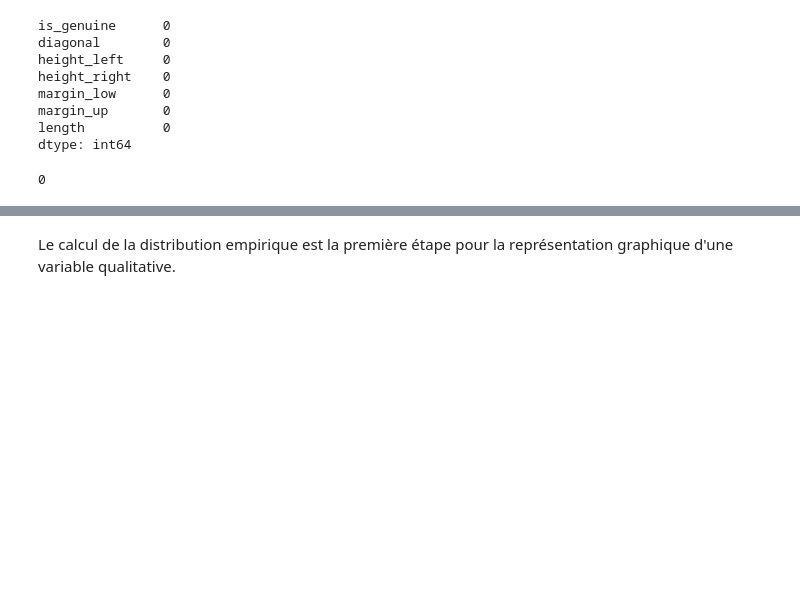
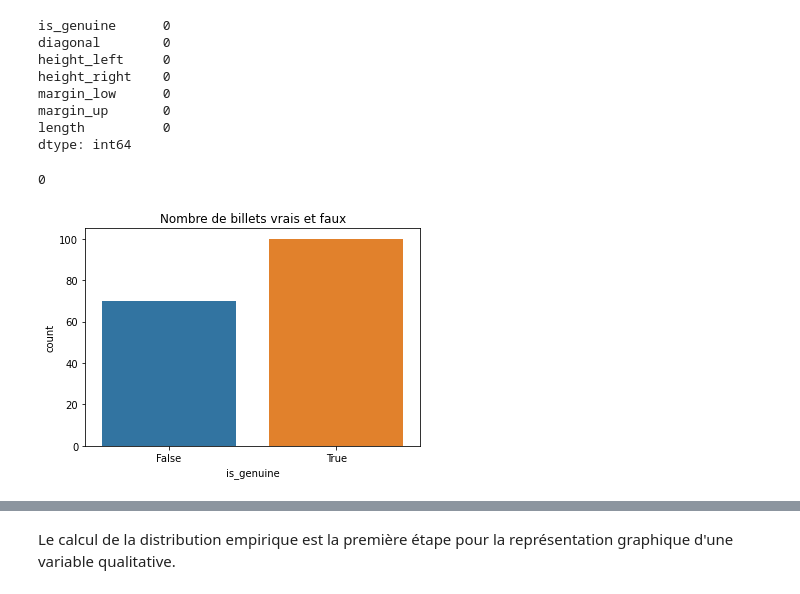
Before and after one commit to ROWAIDAK/P6-D-tectez-des-faux-billets, a Jupyter notebook: P6_01_CODE_ Détectez_des_faux_billets.ipynb, the cells around one changed output, grey strips where cells are left out. Cells and saved outputs as stored; diff of their text form; code cells hidden in the pictures; blank space fills up the shorter version.

```diff
--- a/P6_01_CODE_ Détectez_des_faux_billets.ipynb
+++ b/P6_01_CODE_ Détectez_des_faux_billets.ipynb
@@ -109,3 +111,10 @@ dtype: int64
 print(df.duplicated().sum())
 # %% [output]
 0
+# %%
+plt.figure(figsize=(6,4))
+sns.countplot(data=df, x='is_genuine')
+plt.title('Nombre de billets vrais et faux')
+plt.show()
+# %% [output]
+[figure, added]
```
Also changed, not shown: parts of 9 cells of this notebook.
